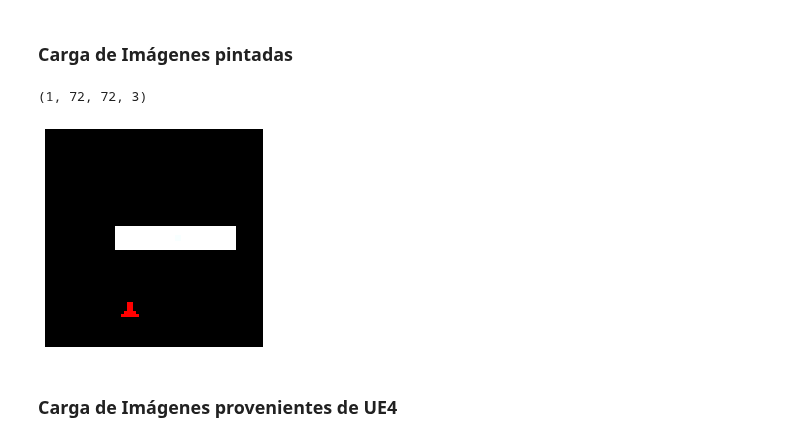
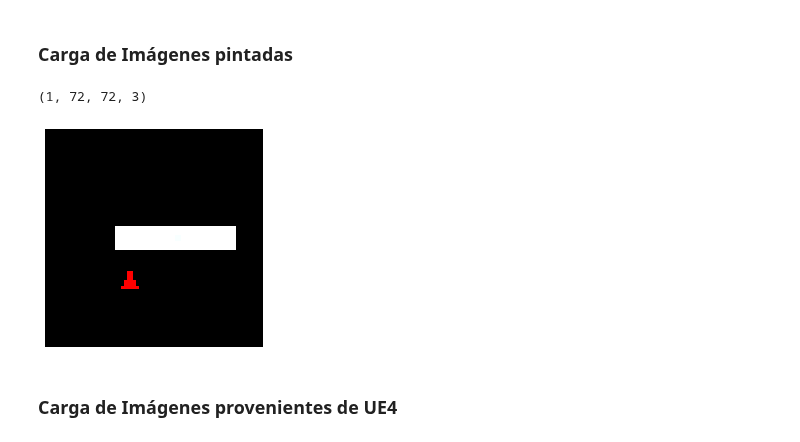
Before and after one commit to matpg/RL-Agent-for-Unreal-Engine, a Jupyter notebook: script_pruebas_tensorflow.ipynb, the cells around one changed output. Saved outputs shown, nothing was run; the diff lists cells and outputs as text; code cells hidden in the pictures.

```diff
--- a/script_pruebas_tensorflow.ipynb
+++ b/script_pruebas_tensorflow.ipynb
@@ -32,33 +31,29 @@ Mounted at /content/drive
 # %%
 '''
 EP1:
   02 - 15
-  17 -
 '''
 
 def paint_obs_route(obsdnumpy_folder, number_ob):
   file = '/content/drive/MyDrive/Colab Notebooks/modelo ts agentnet/archivos de observaciones/obsnumpy'+str(obsdnumpy_folder)+"/índice"+str(number_ob)+".png"
   img = tf.keras.preprocessing.image.load_img(file, target_size=[72, 72])
   img_to_test = tf.keras.preprocessing.image.img_to_array(img)
   img_to_test = np.array(img_to_test).reshape(1, 72, 72, 3)
   print(img_to_test.shape)
   return img_to_test, img
 
 n_folder = 7
-image_test_index = 2
+image_test_index = 3
 image_to_test, image_to_plt = paint_obs_route(n_folder, image_test_index+1)
 
 def print_images(image):
   plt.imshow(image)
   plt.axis('off')
 
 print_images(image_to_plt)
-# PROBAR CON AJUSTAR UN ENTORNO MUCHO MÁS GRANDE
-# PARA ENTRENAR CON VARIOS OBSTACULOS
-# ENTRE AGENTE Y META
 # %% [output]
 (1, 72, 72, 3)
-[figure, old version]
+[figure, new version]
 # %% [markdown]
 ### Carga de Imágenes provenientes de UE4
 # %%
```
Also changed, not shown: parts of 4 cells of this notebook.
